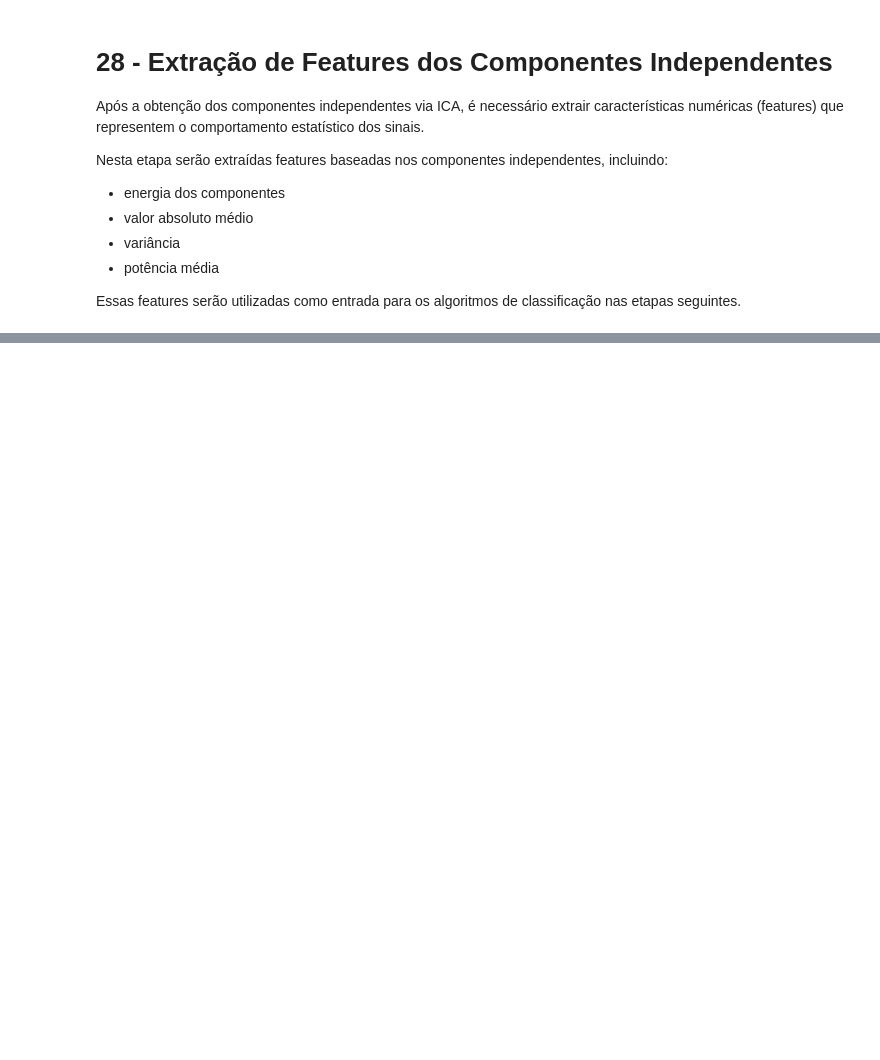
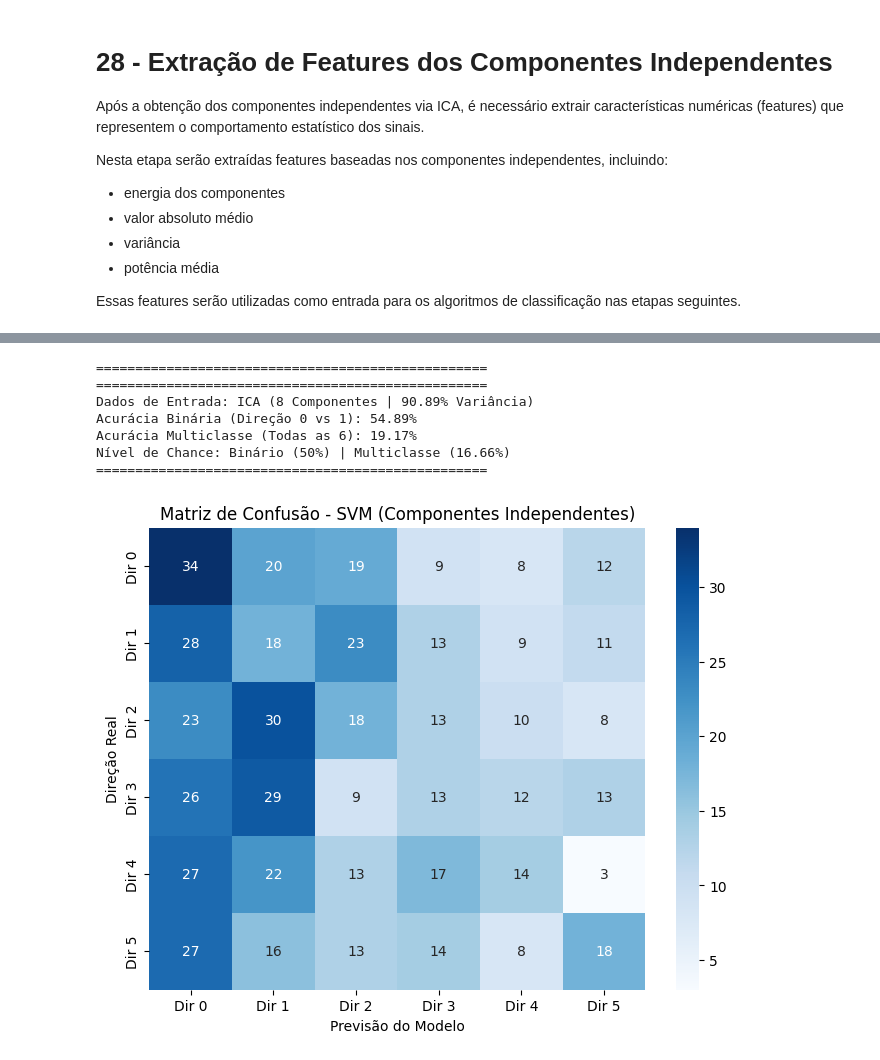
Before and after one commit to amandachipolito/Trabalho-BCI, a Jupyter notebook: main.ipynb, the cells around one changed output, grey strips where cells are left out. Saved outputs shown, nothing was run; the diff lists cells and outputs as text; code cells hidden in the pictures; blank space fills up the shorter version.

```diff
--- a/main.ipynb
+++ b/main.ipynb
@@ -1052,0 +1172,57 @@ y_labels.npy
+# %%
+import numpy as np
+import matplotlib.pyplot as plt
+import seaborn as sns
+from sklearn.svm import SVC
+from sklearn.model_selection import StratifiedKFold, cross_val_score, cross_val_predict
+from sklearn.metrics import confusion_matrix, classification_report
+
+# 1. Configuração do Modelo (Baseado nos parâmetros otimizados para EEG/BCI)
+svm_modelo = SVC(kernel='rbf', C=50, gamma='scale', class_weight='balanced', random_state=42)
+cv = StratifiedKFold(n_splits=5, shuffle=True, random_state=42)
+
+# IMPORTANTE: Usamos X_ica que contém os 8 componentes (90.89% de variância)
+# e as labels_padronizadas que estão sincronizadas com o número de trials
+X_final = X_ica
+y_final = labels_padronizadas
+
+# --- PARTE A: AVALIAÇÃO BINÁRIA (Melhor Par: 0 vs 1) ---
+p1, p2 = 0, 1
+mask = np.isin(y_final, [p1, p2])
+X_bin = X_final[mask]
+y_bin = np.where(y_final[mask] == p1, 0, 1)
+
+acc_binaria = cross_val_score(svm_modelo, X_bin, y_bin, cv=cv).mean()
+
+# --- PARTE B: AVALIAÇÃO MULTICLASSE (1 em 6) ---
+acc_multi = cross_val_score(svm_modelo, X_final, y_final, cv=cv).mean()
+y_pred_multi = cross_val_predict(svm_modelo, X_final, y_final, cv=cv)
+
+# --- RELATÓRIO DE SAÍDA FINAL ---
+print("="*50)
+print("="*50)
+print(f"Dados de Entrada: ICA ({X_final.shape[1]} Componentes | 90.89% Variância)")
+print(f"Acurácia Binária (Direção {p1} vs {p2}): {acc_binaria*100:.2f}%")
+print(f"Acurácia Multiclasse (Todas as 6): {acc_multi*100:.2f}%")
+print(f"Nível de Chance: Binário (50%) | Multiclasse (16.66%)")
+print("="*50)
+
+# 2. Plotar a Matriz de Confusão Multiclasse
+plt.figure(figsize=(8, 6))
+matriz_confusao = confusion_matrix(y_final, y_pred_multi)
+sns.heatmap(matriz_confusao, annot=True, fmt='d', cmap='Blues',
+            xticklabels=[f'Dir {i}' for i in range(6)],
+            yticklabels=[f'Dir {i}' for i in range(6)])
+plt.title('Matriz de Confusão - SVM (Componentes Independentes)')
+plt.xlabel('Previsão do Modelo')
+plt.ylabel('Direção Real')
+plt.show()
+# %% [output]
+==================================================
+==================================================
+Dados de Entrada: ICA (8 Componentes | 90.89% Variância)
+Acurácia Binária (Direção 0 vs 1): 54.89%
+Acurácia Multiclasse (Todas as 6): 19.17%
+Nível de Chance: Binário (50%) | Multiclasse (16.66%)
+==================================================
+[figure, added]
```
Also changed, not shown: parts of 33 cells of this notebook.
